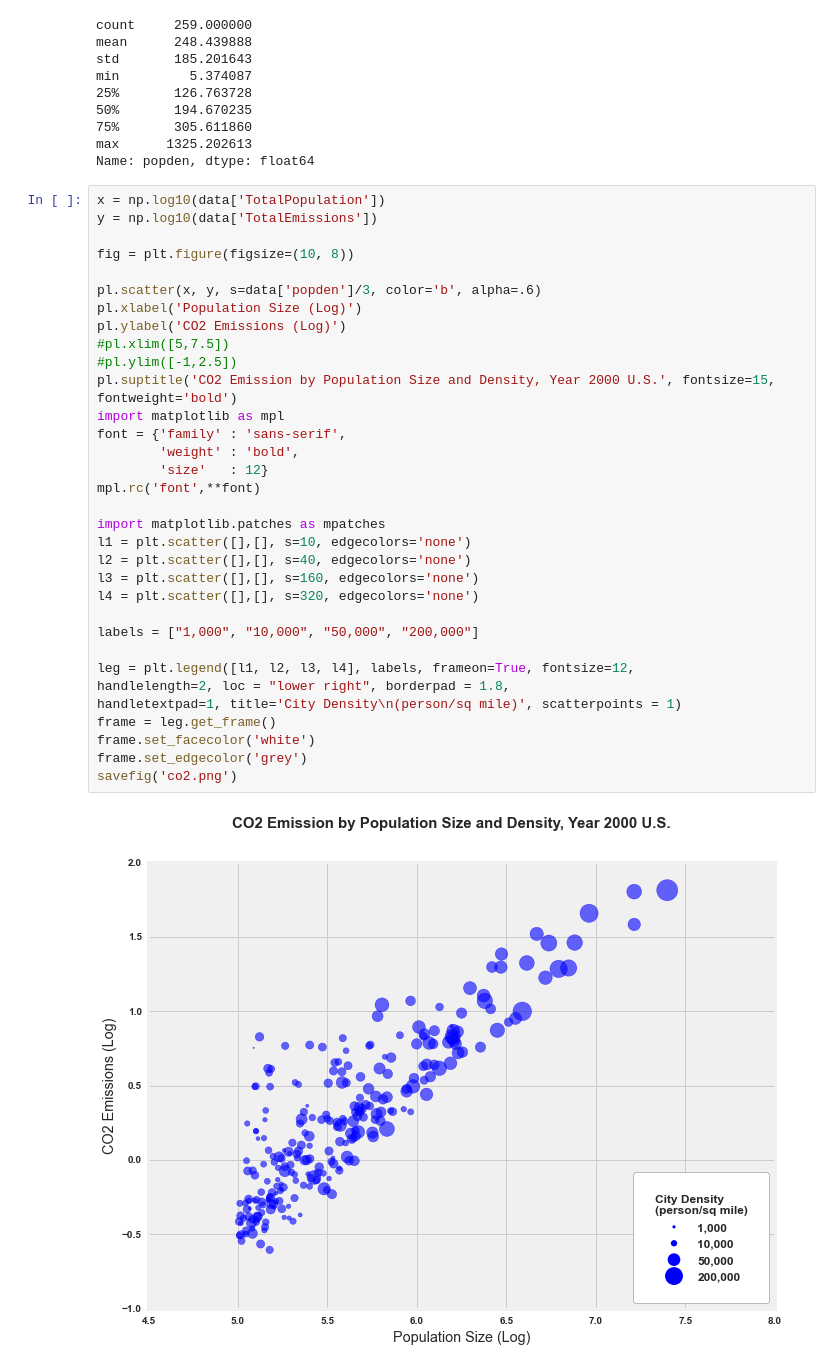
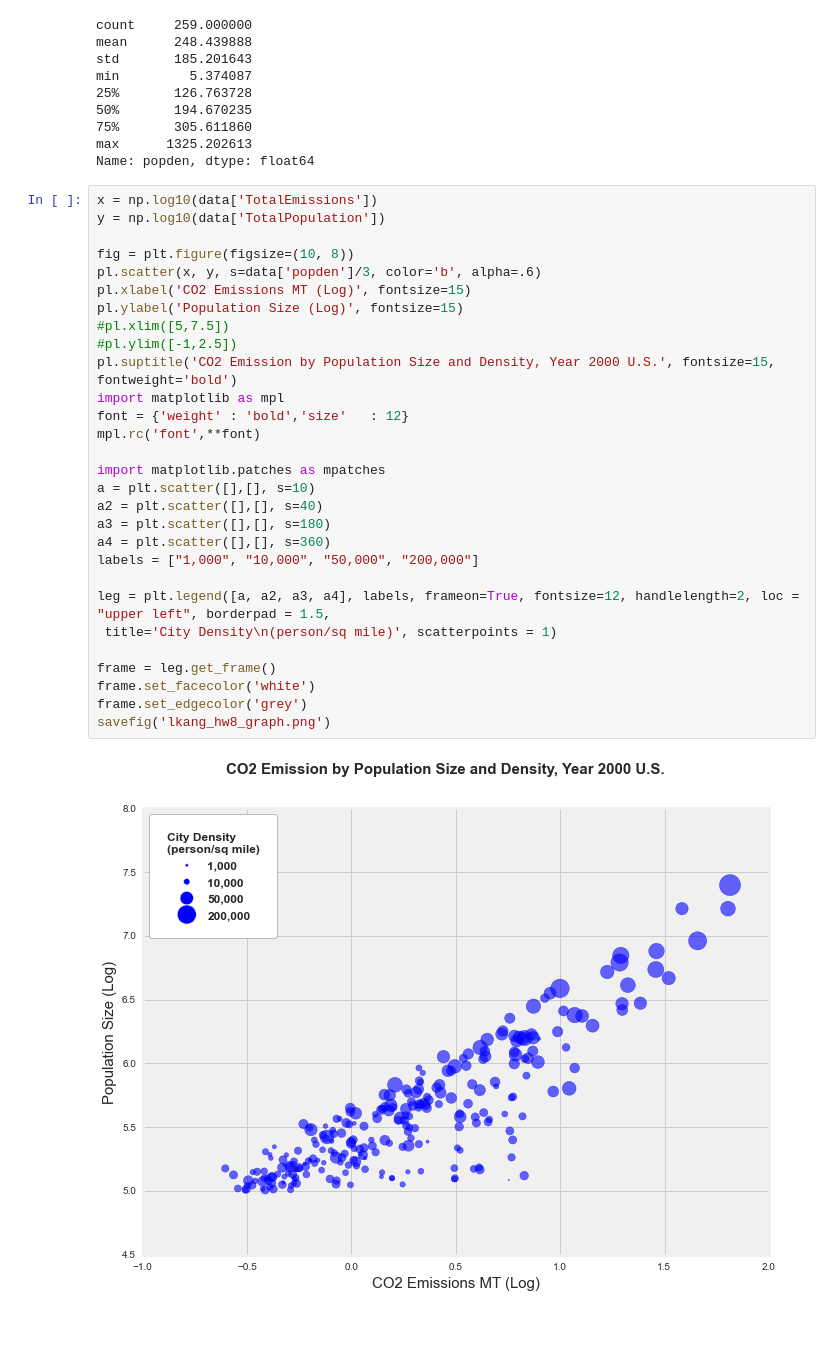
Before and after one commit to livenlulu/PUI2015_lkang, a Jupyter notebook: HW8/lkang_hw8_graph.ipynb, the cells around one changed output. Cells and saved outputs as stored; diff of their text form; blank space fills up the shorter version.

```diff
--- a/HW8/lkang_hw8_graph.ipynb
+++ b/HW8/lkang_hw8_graph.ipynb
@@ -99,37 +99,33 @@ min         5.374087
 max      1325.202613
 Name: popden, dtype: float64
 # %%
-x = np.log10(data['TotalPopulation'])
-y = np.log10(data['TotalEmissions'])
+x = np.log10(data['TotalEmissions'])
+y = np.log10(data['TotalPopulation'])
 
 fig = plt.figure(figsize=(10, 8))
-
 pl.scatter(x, y, s=data['popden']/3, color='b', alpha=.6)
-pl.xlabel('Population Size (Log)')
-pl.ylabel('CO2 Emissions (Log)')
+pl.xlabel('CO2 Emissions MT (Log)', fontsize=15)
+pl.ylabel('Population Size (Log)', fontsize=15)
 #pl.xlim([5,7.5])
 #pl.ylim([-1,2.5])
 pl.suptitle('CO2 Emission by Population Size and Density, Year 2000 U.S.', fontsize=15, fontweight='bold')
 import matplotlib as mpl
-font = {'family' : 'sans-serif',
-        'weight' : 'bold',
-        'size'   : 12}
+font = {'weight' : 'bold','size'   : 12}
 mpl.rc('font',**font)
 
 import matplotlib.patches as mpatches
-l1 = plt.scatter([],[], s=10, edgecolors='none')
-l2 = plt.scatter([],[], s=40, edgecolors='none')
-l3 = plt.scatter([],[], s=160, edgecolors='none')
-l4 = plt.scatter([],[], s=320, edgecolors='none')
-
+a = plt.scatter([],[], s=10)
+a2 = plt.scatter([],[], s=40)
+a3 = plt.scatter([],[], s=180)
+a4 = plt.scatter([],[], s=360)
 labels = ["1,000", "10,000", "50,000", "200,000"]
 
-leg = plt.legend([l1, l2, l3, l4], labels, frameon=True, fontsize=12,
-handlelength=2, loc = "lower right", borderpad = 1.8,
-handletextpad=1, title='City Density\n(person/sq mile)', scatterpoints = 1)
+leg = plt.legend([a, a2, a3, a4], labels, frameon=True, fontsize=12, handlelength=2, loc = "upper left", borderpad = 1.5,
+ title='City Density\n(person/sq mile)', scatterpoints = 1)
+
 frame = leg.get_frame()
 frame.set_facecolor('white')
 frame.set_edgecolor('grey')
-savefig('co2.png')
+savefig('lkang_hw8_graph.png')
 # %% [output]
-[figure, old version]
+[figure, new version]
```
Also changed, not shown: 1 other file.
